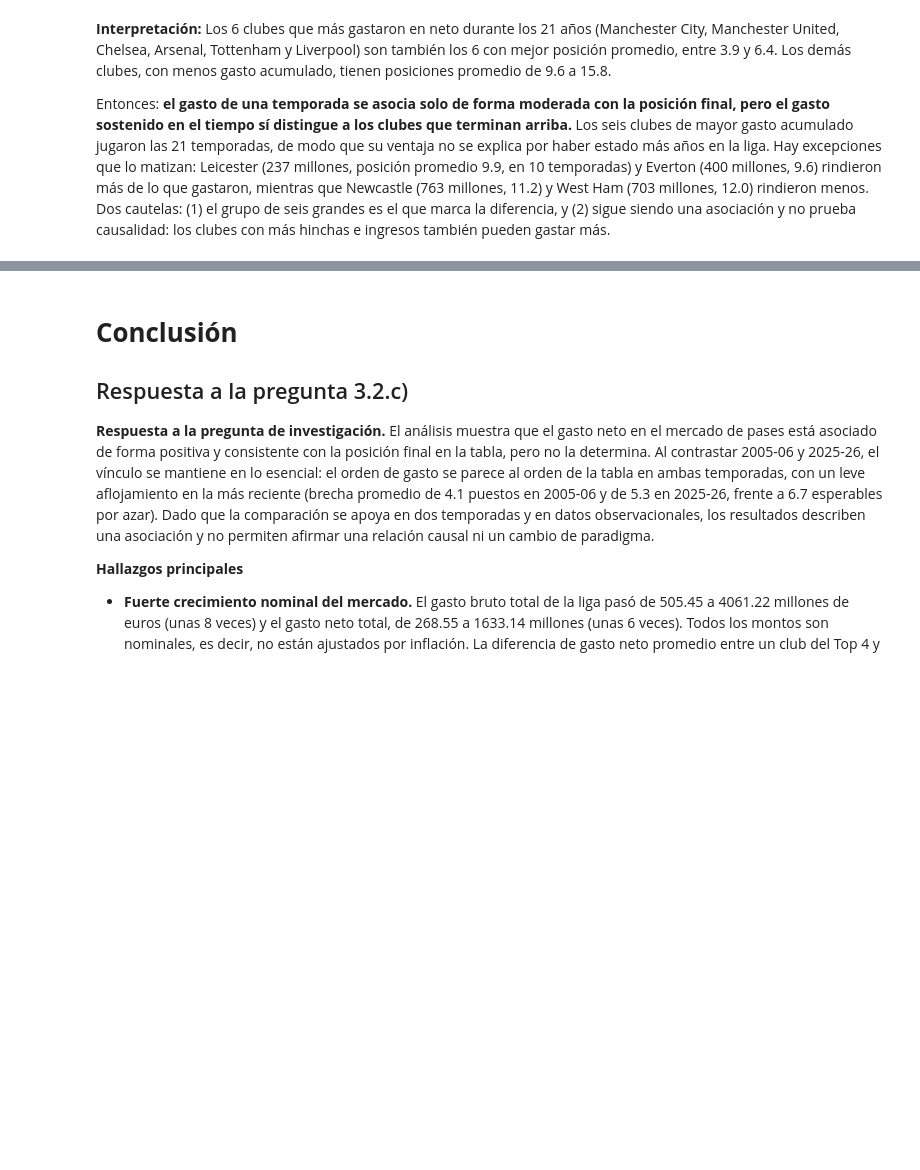
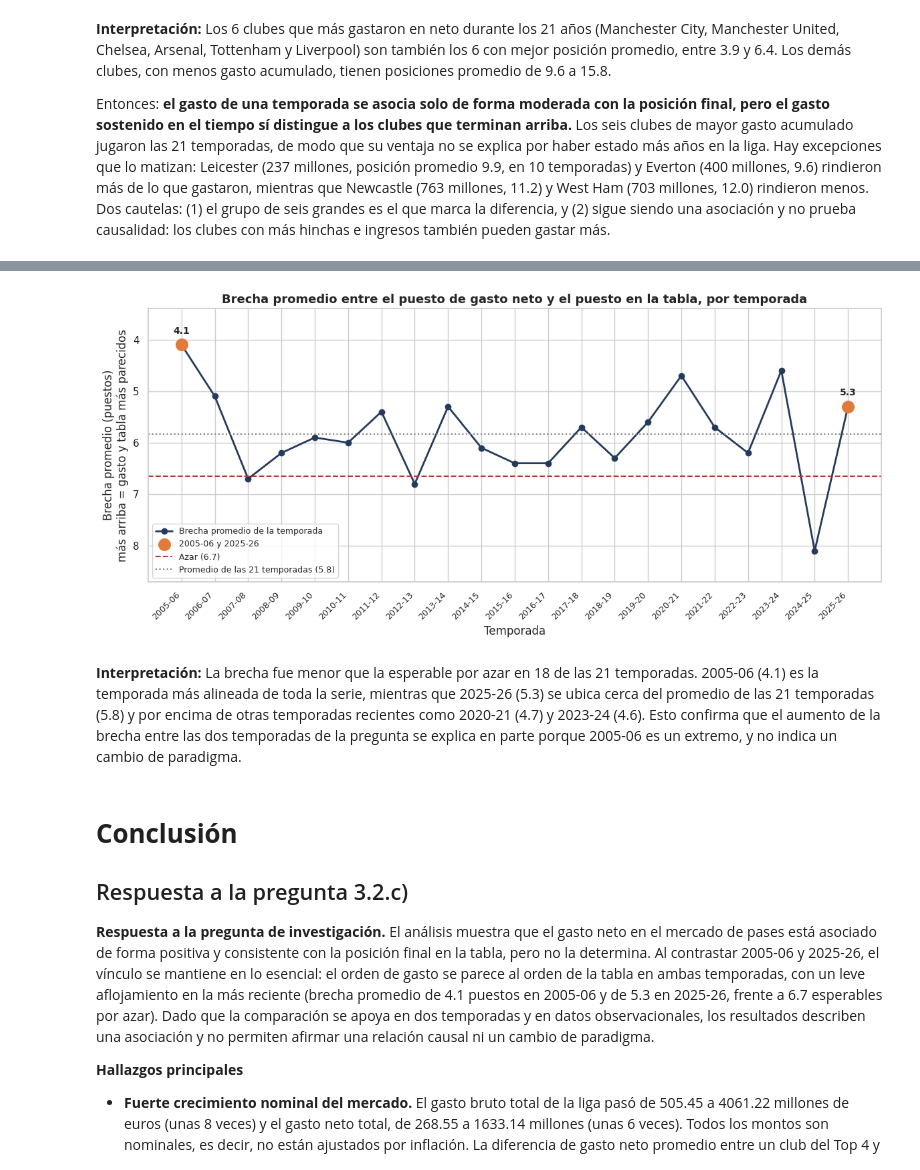
Before and after one commit to valeencamargo14/TP-Labo-, a Jupyter notebook: Notebook/TP_Labo.ipynb, the cells around one changed output, grey strips where cells are left out. Saved outputs shown, nothing was run; the diff lists cells and outputs as text; code cells hidden in the pictures; blank space fills up the shorter version.

Commit message:
3.1.a: carga de los CSV desde GitHub (enlace raw); 3.5.g: gráfico de brecha promedio por temporada con su interpretación

```diff
--- a/Notebook/TP_Labo.ipynb
+++ b/Notebook/TP_Labo.ipynb
@@ -52,11 +52,12 @@ import matplotlib.pyplot as plt
 import seaborn as sns
 import numpy as np
 
-# Subir los dos CSV de la carpeta Datasets/ del repositorio al panel de archivos de Colab.
+# Los CSV se leen directamente desde la carpeta Datasets/ del repositorio de GitHub.
 
 # Cargar los datasets
-df_posiciones = pd.read_csv('/content/premier_league_posiciones_2005_2026.csv')
-df_gastos = pd.read_csv('/content/premier_league_gastos_2005_2026.csv')
+url = "https://raw.githubusercontent.com/valeencamargo14/TP-Labo-/main/Datasets/"
+df_posiciones = pd.read_csv(url + "premier_league_posiciones_2005_2026.csv")
+df_gastos = pd.read_csv(url + "premier_league_gastos_2005_2026.csv")
 
 # Mostrar las primeras filas de cada DataFrame
 print("--- Posiciones ---")
@@ -1009,3 +1016,33 @@ Entonces: **el gasto de una temporada se asocia solo de forma moderada con la po
+# %%
+x = np.arange(len(medidas))
+etiquetas = list(medidas.index)
+destacadas = [etiquetas.index('2005-06'), etiquetas.index('2025-26')]
+promedio_brecha = medidas['brecha_prom'].mean()
+
+fig, ax = plt.subplots(figsize=(12, 5.5))
+ax.plot(x, medidas['brecha_prom'], marker='o', color=AZUL, lw=2, label='Brecha promedio de la temporada')
+ax.scatter(destacadas, medidas['brecha_prom'].iloc[destacadas], s=160, color=NARANJA, zorder=3,
+           label='2005-06 y 2025-26')
+ax.axhline(azar_brecha, color=ROJO, ls='--', lw=1.5, label=f'Azar ({azar_brecha:.1f})')
+ax.axhline(promedio_brecha, color='gray', ls=':', lw=1.5, label=f'Promedio de las 21 temporadas ({promedio_brecha:.1f})')
+
+for i in destacadas:
+    ax.annotate(f"{medidas['brecha_prom'].iloc[i]:.1f}", (i, medidas['brecha_prom'].iloc[i]),
+                textcoords='offset points', xytext=(0, 12), ha='center', fontsize=10, fontweight='bold')
+
+ax.set_ylim(8.7, 3.4)                                         # eje invertido: arriba = más parecido
+ax.set_xticks(x); ax.set_xticklabels(etiquetas, rotation=45, ha='right', fontsize=9)
+ax.set_title('Brecha promedio entre el puesto de gasto neto y el puesto en la tabla, por temporada', fontsize=13, fontweight='bold')
+ax.set_xlabel('Temporada')
+ax.set_ylabel('Brecha promedio (puestos)\nmás arriba = gasto y tabla más parecidos')
+ax.legend(loc='lower left', fontsize=9)
+plt.tight_layout()
+plt.savefig('grafico_3_5g_brecha_por_temporada.png', dpi=300, bbox_inches='tight')
+plt.show()
+# %% [output]
+[figure, added]
+# %% [markdown]
+**Interpretación:** La brecha fue menor que la esperable por azar en 18 de las 21 temporadas. 2005-06 (4.1) es la temporada más alineada de toda la serie, mientras que 2025-26 (5.3) se ubica cerca del promedio de las 21 temporadas (5.8) y por encima de otras temporadas recientes como 2020-21 (4.7) y 2023-24 (4.6). Esto confirma que el aumento de la brecha entre las dos temporadas de la pregunta se explica en parte porque 2005-06 es un extremo, y no indica un cambio de paradigma.
 # %% [markdown]
 # **Conclusión**
 ## Respuesta a la pregunta 3.2.c)
```
Also changed, not shown: parts of 2 cells of this notebook.
